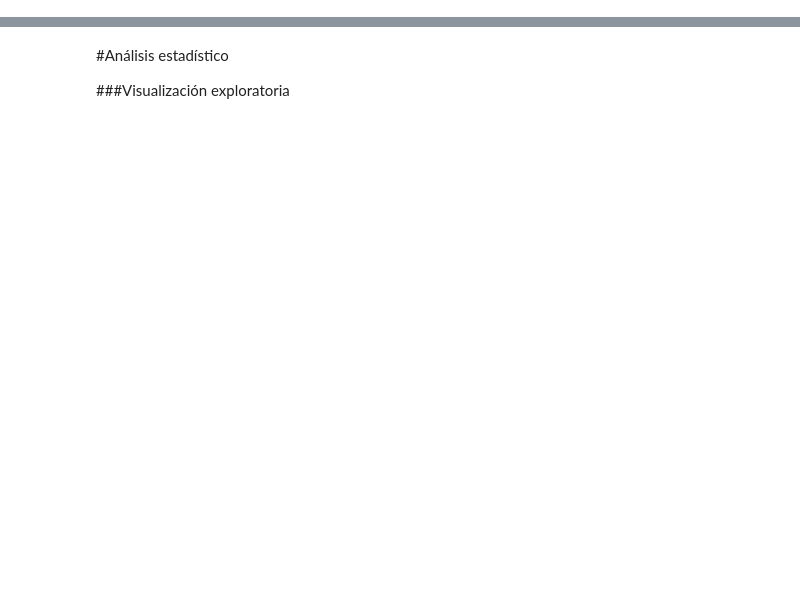
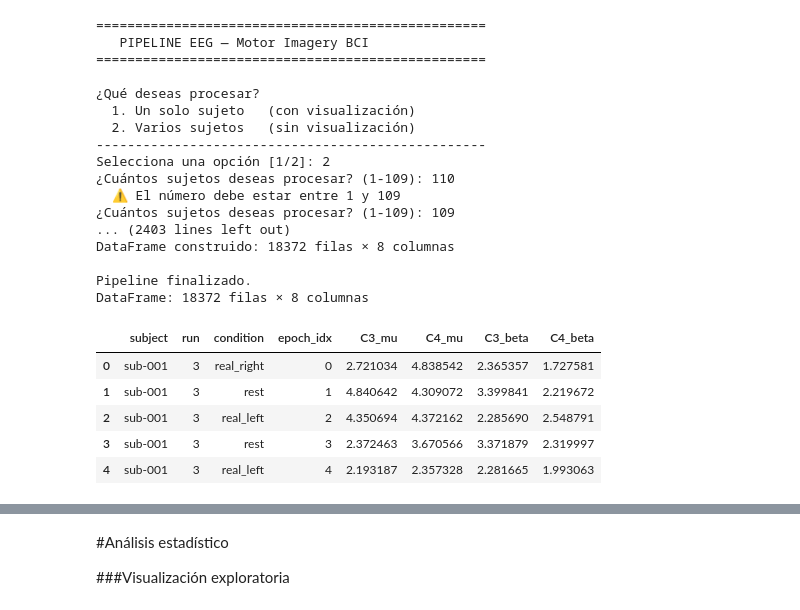
Before and after one commit to KaterinSalazar/biosignals, a Jupyter notebook: Proyecto1.ipynb, the cells around one changed output, grey strips where cells are left out. Drawn from its saved outputs; the diff is of its cells as text; code cells hidden in the pictures; blank space fills up the shorter version.

```diff
--- a/Proyecto1.ipynb
+++ b/Proyecto1.ipynb
@@ -573,0 +410,77 @@ FIR filter parameters
+# %%
+# ─────────────────────────────────────────────
+# Main
+# ─────────────────────────────────────────────
+
+DATA_DIR = "/content"
+
+print("=" * 50)
+print("   PIPELINE EEG — Motor Imagery BCI")
+print("=" * 50)
+print("\n¿Qué deseas procesar?")
+print("  1. Un solo sujeto   (con visualización)")
+print("  2. Varios sujetos   (sin visualización)")
+print("-" * 50)
+
+while True:
+    opcion = input("Selecciona una opción [1/2]: ").strip()
+    if opcion in ['1', '2']:
+        break
+    print("  ⚠ Opción inválida — ingresa 1 o 2")
+
+if opcion == '1':
+    while True:
+        try:
+            n = int(input("Número del sujeto (ej. 1 para sub-001): ").strip())
+            if 1 <= n <= 109:
+                break
+            print("  ⚠ El número debe estar entre 1 y 109")
+        except ValueError:
+            print("  ⚠ Ingresa un número entero válido")
+
+    print(f"\n  ► Procesando sub-{n:03d} con visualización de gráficas...")
+    print("=" * 50)
+    df, infosignal = procesar_sujetos(DATA_DIR, sujeto_id=n, visualizar=True)
+
+else:
+    while True:
+        try:
+            n = int(input("¿Cuántos sujetos deseas procesar? (1-109): ").strip())
+            if 1 <= n <= 109:
+                break
+            print("  ⚠ El número debe estar entre 1 y 109")
+        except ValueError:
+            print("  ⚠ Ingresa un número entero válido")
+
+    print(f"\n  ► Procesando {n} sujeto(s) sin visualización de gráficas...")
+    print("  ► Esto puede tardar varios minutos.")
+    print("=" * 50)
+    df, infosignal = procesar_sujetos(DATA_DIR, n_sujetos=n, visualizar=False)
+
+print("\nPipeline finalizado.")
+print(f"DataFrame: {df.shape[0]} filas × {df.shape[1]} columnas")
+df.head()
+# %% [output]
+==================================================
+   PIPELINE EEG — Motor Imagery BCI
+==================================================
+
+¿Qué deseas procesar?
+  1. Un solo sujeto   (con visualización)
+  2. Varios sujetos   (sin visualización)
+--------------------------------------------------
+Selecciona una opción [1/2]: 2
+¿Cuántos sujetos deseas procesar? (1-109): 110
+  ⚠ El número debe estar entre 1 y 109
+¿Cuántos sujetos deseas procesar? (1-109): 109
+... (2403 lines left out)
+DataFrame construido: 18372 filas × 8 columnas
+
+Pipeline finalizado.
+DataFrame: 18372 filas × 8 columnas
+|  | subject | run | condition | epoch_idx | C3_mu | C4_mu | C3_beta | C4_beta |
+| 0 | sub-001 | 3 | real_right | 0 | 2.721034 | 4.838542 | 2.365357 | 1.727581 |
+| 1 | sub-001 | 3 | rest | 1 | 4.840642 | 4.309072 | 3.399841 | 2.219672 |
+| 2 | sub-001 | 3 | real_left | 2 | 4.350694 | 4.372162 | 2.285690 | 2.548791 |
+| 3 | sub-001 | 3 | rest | 3 | 2.372463 | 3.670566 | 3.371879 | 2.319997 |
+| 4 | sub-001 | 3 | real_left | 4 | 2.193187 | 2.357328 | 2.281665 | 1.993063 |
```
Also changed, not shown: parts of 20 cells of this notebook.
